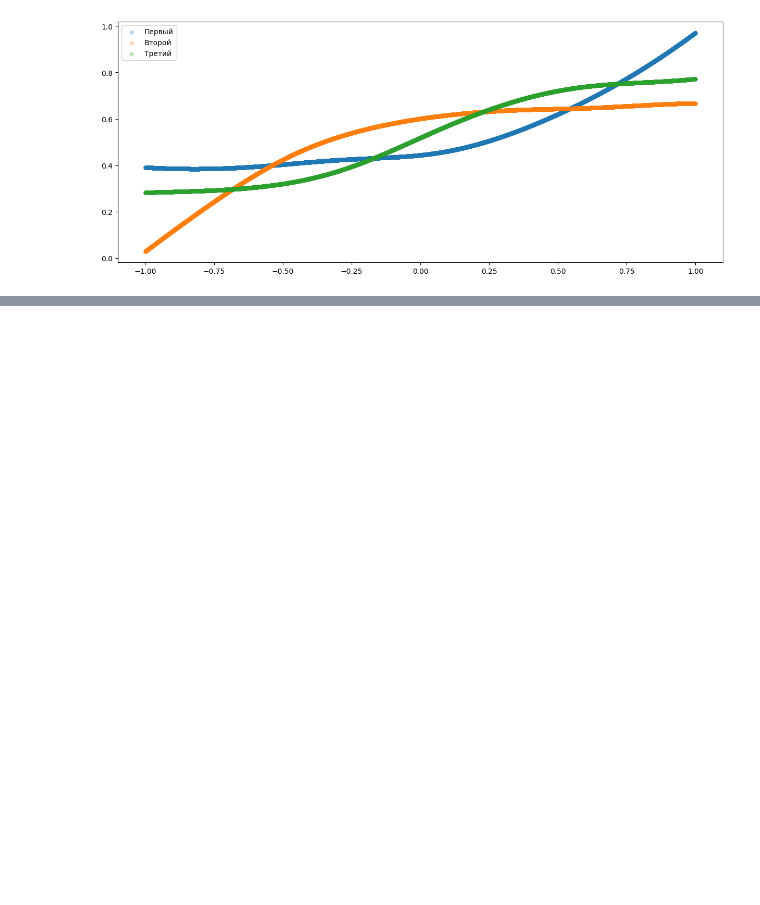
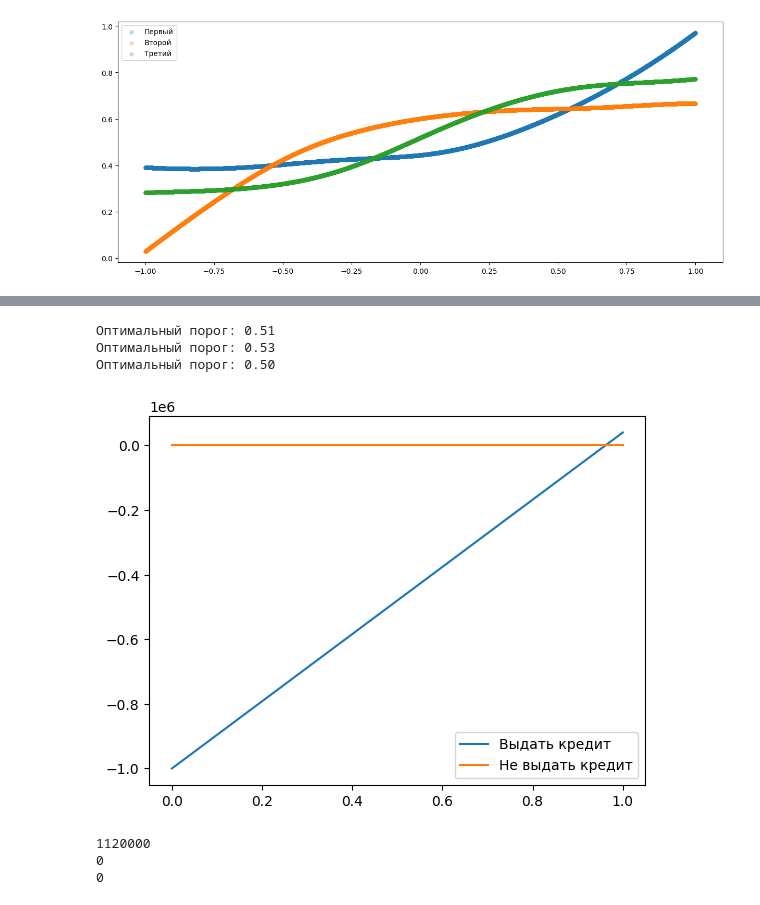
Before and after one commit to abromoon/machine-learning-course, a Jupyter notebook: data/lab2/main.ipynb, the cells around one changed output, grey strips where cells are left out. Saved outputs shown, nothing was run; the diff lists cells and outputs as text; code cells hidden in the pictures; blank space fills up the shorter version.

```diff
--- a/data/lab2/main.ipynb
+++ b/data/lab2/main.ipynb
@@ -118,0 +138,64 @@ plt.show()
+# %%
+from sklearn.metrics import roc_curve
+
+fpr, tpr, thresholds = roc_curve(data['label'], probabilities1)
+
+optimal_threshold = thresholds[np.argmax(tpr - fpr)]
+
+print(f'Оптимальный порог: {optimal_threshold:.2f}')
+
+fpr, tpr, thresholds = roc_curve(data['label'], probabilities2)
+
+optimal_threshold = thresholds[np.argmax(tpr - fpr)]
+
+print(f'Оптимальный порог: {optimal_threshold:.2f}')
+
+fpr, tpr, thresholds = roc_curve(data['label'], probabilities3)
+
+optimal_threshold = thresholds[np.argmax(tpr - fpr)]
+
+print(f'Оптимальный порог: {optimal_threshold:.2f}')
+# %% [output]
+Оптимальный порог: 0.51
+Оптимальный порог: 0.53
+Оптимальный порог: 0.50
+# %%
+def plot_dependencies(lambdas, labels = []):
+    P = [round(p, 2) for p in np.linspace(0, 1, num=10)]
+    for f in lambdas:
+        Y = [f(p) for p in P]
+        plt.plot(P, Y)
+
+    plt.legend(labels)
+    plt.show()
+
+def model_quality(true_class, probability, threshold, tpw, tnw, fpw, fnw):
+    pred = probability > threshold
+    FP = FN = TP = TN = 0
+    for pred, actual in zip(pred, true_class):
+        if pred == actual == 1:
+            TP += 1
+        elif pred == actual == 0:
+            TN += 1
+        elif pred != actual and pred == 1:
+            FP += 1
+        elif pred != actual and pred == 0:
+            FN += 1
+    return TP * tpw + TN * tnw + FP * fpw + FN * fnw
+# %%
+def give(p):
+    return 40000 * p - 1000000 * (1 - p)
+
+def not_give(p):
+    return 0
+
+plot_dependencies([give, not_give], ["Выдать кредит", "Не выдать кредит"])
+
+print(model_quality(data['label'], probabilities1, 25/26, 40_000, 0, -1_000_000, 0))
+print(model_quality(data['label'], probabilities2, 25/26, 40_000, 0, -1_000_000, 0))
+print(model_quality(data['label'], probabilities3, 25/26, 40_000, 0, -1_000_000, 0))
+# %% [output]
+[figure, added]
+1120000
+0
+0
```
Also changed, not shown: parts of 26 cells of this notebook.
